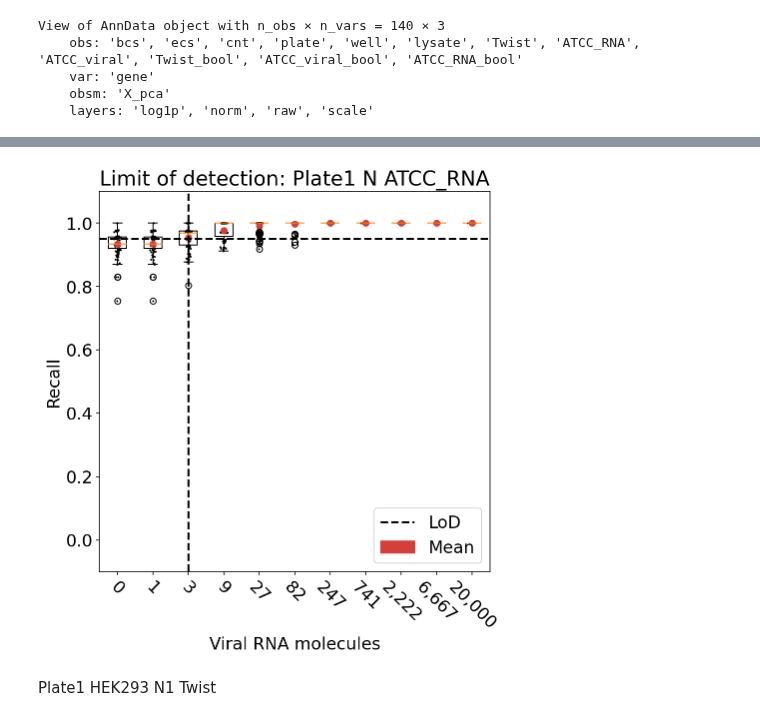
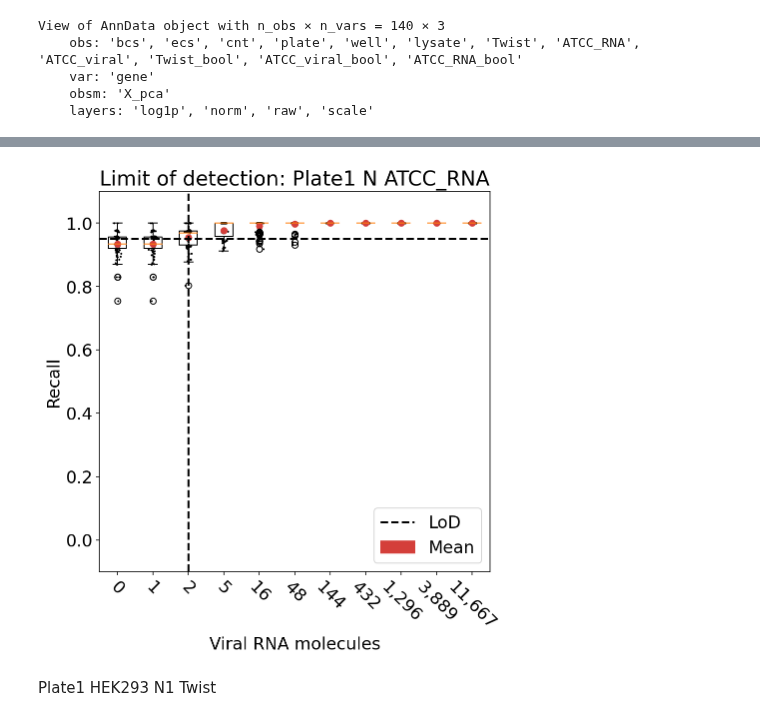
Before and after one commit to pachterlab/BLCSBGLKP_2020, a Jupyter notebook: notebooks/lod_fda.ipynb, the cells around one changed output, grey strips where cells are left out. Cells and saved outputs as stored; diff of their text form; code cells hidden in the pictures.

```diff
--- a/notebooks/lod_fda.ipynb
+++ b/notebooks/lod_fda.ipynb
@@ -362,31 +353,31 @@ Wall time: 7.55 s
 # %%
 fig, ax = plt.subplots(figsize=(7,7))
-
+x = unique[:-1]
 xlabels = unique[:-1]
 xidx = np.arange(xlabels.shape[0])
 y = r
 
 bplot(xidx, y, ax)
 
 approved = np.where(np.array(r).mean(axis=1)>=0.95)[0][0]
 ax.axvline(x=xidx[approved],linestyle="--", linewidth=2, color="k")
 lod = ax.axhline(y=0.95, linestyle="--", linewidth=2, color="k", label="LoD")
 
 fmt = lambda x: "{:,.0f}".format(x)
 ax.set_xticklabels([fmt(i) for i in x], ha="center", rotation=-45)
 ax.set_xlabel("Viral RNA molecules")
 ax.set_ylabel("Recall")
 ax.set_ylim((-0.1, 1.1))
 ax.legend()
 
 mean = mpatches.Patch(color="#D43F3A", label='Mean')
 ax.legend(handles=[lod, mean])
 ax.set_title("Limit of detection: {} {} {}".format(*exp))
 #plt.savefig("./figs/recall_{}_{}_{}.png".format(*exp),bbox_inches='tight', dpi=300)
 
 plt.show()
 # %% [output]
-[figure, old version]
+[figure, new version]
 # %% [markdown]
 Plate1	HEK293	N1	Twist
 # %%
```
Also changed, not shown: parts of 10 cells of this notebook.
